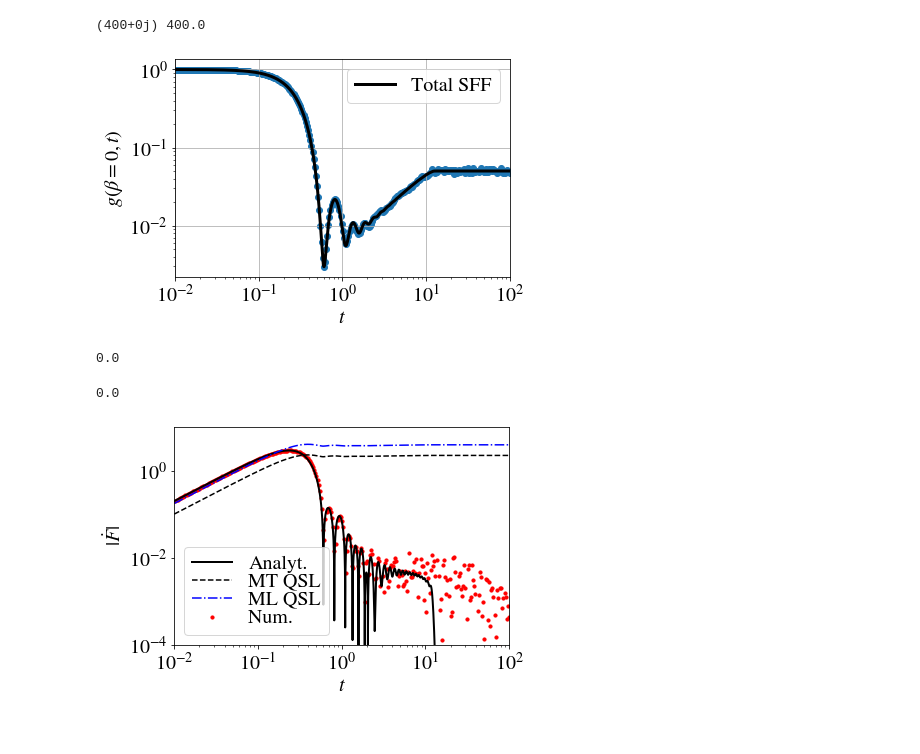
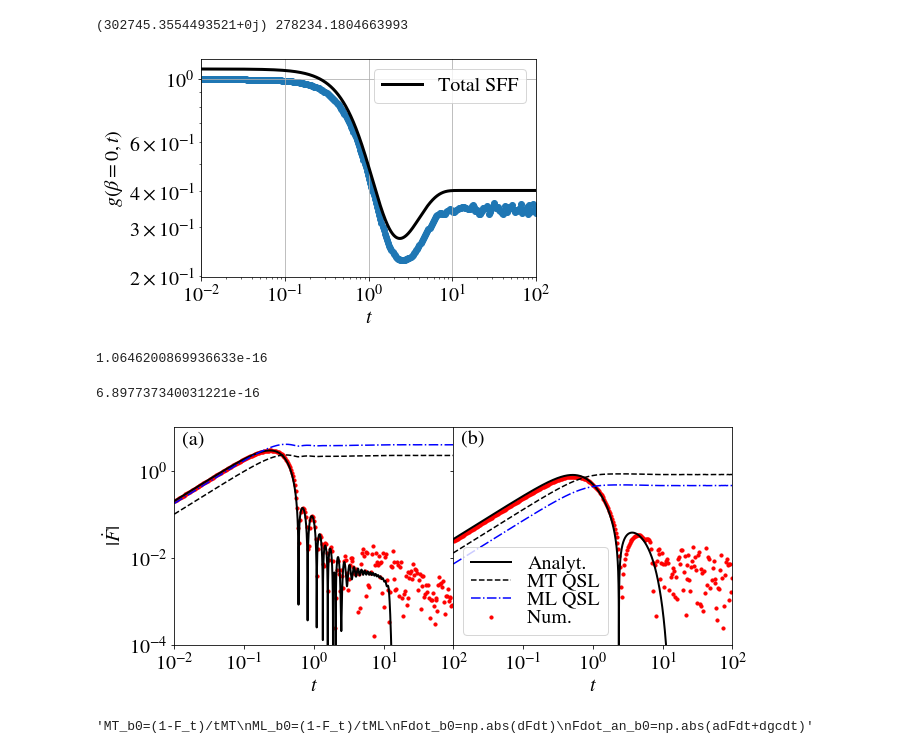
Before and after one commit to fame64/QChaosQSpeedLimits, a Jupyter notebook: NumericalStudy/RandomMatrixTheory/RMT_SFF_QSL.ipynb, the cells around one changed output. Drawn from its saved outputs; the diff is of its cells as text; code cells hidden in the pictures.

```diff
--- a/NumericalStudy/RandomMatrixTheory/RMT_SFF_QSL.ipynb
+++ b/NumericalStudy/RandomMatrixTheory/RMT_SFF_QSL.ipynb
@@ -25,7 +25,7 @@ sigma=np.sqrt(A/2)
 #t_arr=np.linspace(0, t_max, n_points_t)
 basis = np.identity(dim)
 i=complex(0,1)
-β=0
+β=1
 #tmax=np.log(dim)/(2*np.pi/β)*2
 tmax=100
 n_points_t=300
@@ -112,7 +112,7 @@ term2=avZGUE(β+i*t, dim)
 term2=np.conjugate(term2)*term2/total0
 term3=gcGUE(β+i*t, dim)/total0
 # %% [output]
-(400+0j) 400.0
+(302745.3554493521+0j) 278234.1804663993
 # %%
 def dsigmagc(s, dim):
     term2=0
@@ -209,8 +209,10 @@ for j in range(Nav):
         print(np.max(np.imag(E)))
     Z=np.real(Z_c(β, E)) #Computes the partition function at temperature β
     Z_arr[j]=Z #Stores the partition function in an array to average it
-    avE_arr[j]=np.sum(np.exp(-β*E)*E)/Z
-    avE2_arr[j]=np.sum(np.exp(-β*E)*E**2)/Z
+    #avE_arr[j]=np.sum(np.exp(-β*E)*E)/Z
+    avE_arr[j]=np.sum(np.exp(-β*E)*E)
+    #avE2_arr[j]=np.sum(np.exp(-β*E)*E**2)/Z
+    avE2_arr[j]=np.sum(np.exp(-β*E)*E**2)
     E0_arr[j]=np.min(E)
     for k in range(n_points_t):
         #F_arr[k,j]=F(y, Z, E, ket_n, t_arr[k])
@@ -218,8 +220,8 @@ for j in range(Nav):
         Zaux2=Z_c(β-i*t_arr[k], E)
         F_Z_arr[k,j]=Zaux1*Zaux2/Z**2
 avZ=np.average(Z_arr) #Average Partition function
-avE_num=np.average(avE_arr)
-avE2=np.average(avE2_arr)
+avE_num=np.average(avE_arr)/avZ
+avE2=np.average(avE2_arr)/avZ
 deltaE_num=np.sqrt(avE2-avE_num**2)
 E0_num=np.average(E0_arr)
 
@@ -250,7 +252,7 @@ plt.ylabel(r"$g(\beta=0, t)$")
 plt.legend(labelspacing=0)
 plt.show()
 # %% [output]
-[figure, old version]
+[figure, new version]
 # %%
 F_t=F_Z
 dFdt=np.zeros(n_points_t)
@@ -280,26 +282,46 @@ adFdt=np.real(adFdt)
 dgcdt=dtgc(β, t, dim)
 #dgcdt=dgcdt/(np.abs(avZGUE(β, dim)))**2
 # %% [output]
-0.0
+1.0646200869936633e-16
 # %%
 print(np.max(np.abs(np.imag(dgcdt))))
 # %% [output]
-0.0
+6.897737340031221e-16
 # %%
-plt.figure()
-plt.scatter(t_arr, np.abs(dFdt), s=10, color='red', label="Num. ")
-plt.plot(t, np.abs(adFdt+dgcdt), color='black', lw=2, label="Analyt.")
+fig, (ax1, ax2)= plt.subplots(1, 2, sharey=True, figsize=[10, 4])
+plt.subplots_adjust(wspace=0)
+ax1.scatter(t_arr, Fdot_b0, s=10, color='red', label="Num. ")
+ax1.plot(t, Fdot_an_b0, color='black', lw=2, label="Analyt.")
+ax1.plot(t_arr, MT_b0, ls='--', color='black', label="MT QSL")
+ax1.plot(t_arr, ML_b0, ls='-.', color='blue', label="ML QSL")
+
+ax2.scatter(t_arr, np.abs(dFdt), s=10, color='red', label="Num. ")
+ax2.plot(t, np.abs(adFdt+dgcdt), color='black', lw=2, label="Analyt.")
 #plt.plot(t, np.abs(adFdt), color='green', lw=3)
-plt.plot(t_arr, (1-F_t)/tMT, ls='--', color='black', label="MT QSL")
-plt.plot(t_arr, (1-F_t)/tML, ls='-.', color='blue', label="ML QSL")
+ax2.plot(t_arr, (1-F_t)/tMT, ls='--', color='black', label="MT QSL")
+ax2.plot(t_arr, (1-F_t)/tML, ls='-.', color='blue', label="ML QSL")
 #plt.plot(t_arr, (1-F_t)/tQSL, ls=':', color='green', lw=5)
-plt.xscale('log')
-plt.yscale('log')
-plt.ylim(1e-4, 1e1 )
-plt.xlim(t[0], t[-1])
-plt.legend(labelspacing=0)
-plt.xlabel("$t$")
-plt.ylabel(r"$|\dot{F}|$")
+ax1.set_xscale('log')
+ax1.set_yscale('log')
+ax2.set_xscale('log')
+ax2.set_xlim(t[0], t[-1])
+ax1.set_ylim(1e-4, 1e1 )
+ax1.set_xlim(t[0], t[-1])
+ax2.legend(labelspacing=0)
+ax1.set_xlabel("$t$")
+ax1.set_ylabel(r"$|\dot{F}|$")
+ax1.text(1.3e-2, 4, "(a)")
+ax2.text(1.3e-2, 4, "(b)")
+ax2.set_xlabel("$t$")
+ax2.set_xticks([1e-1, 1, 10, 100])
+ax1.set_xticks([1e-2, 1e-1, 1, 10, 100])
 plt.show()
 # %% [output]
-[figure, old version]
+[figure, new version]
+# %%
+"""MT_b0=(1-F_t)/tMT
+ML_b0=(1-F_t)/tML
+Fdot_b0=np.abs(dFdt)
+Fdot_an_b0=np.abs(adFdt+dgcdt)"""
+# %% [output]
+'MT_b0=(1-F_t)/tMT\nML_b0=(1-F_t)/tML\nFdot_b0=np.abs(dFdt)\nFdot_an_b0=np.abs(adFdt+dgcdt)'
```
Also changed, not shown: 1 other file.
